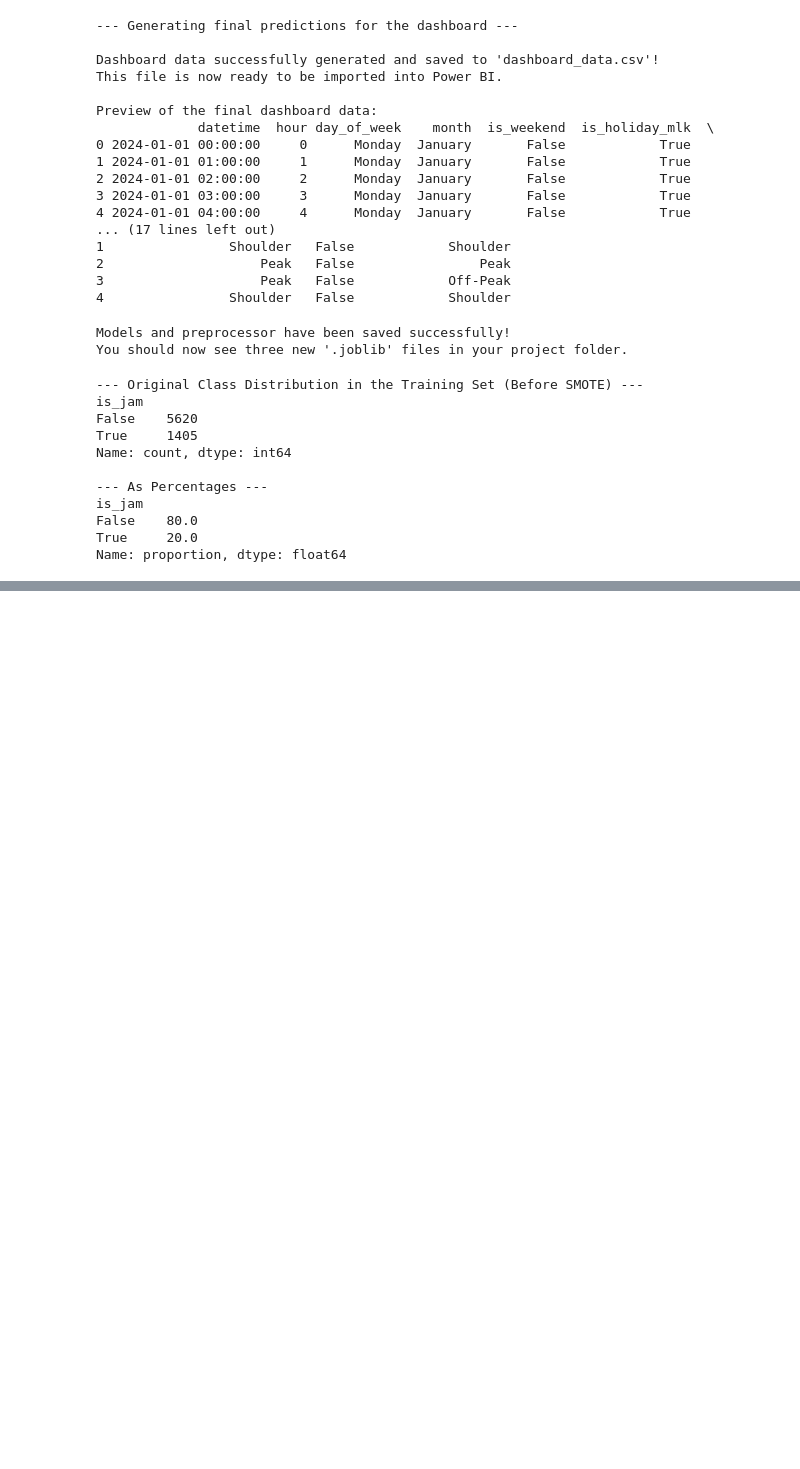
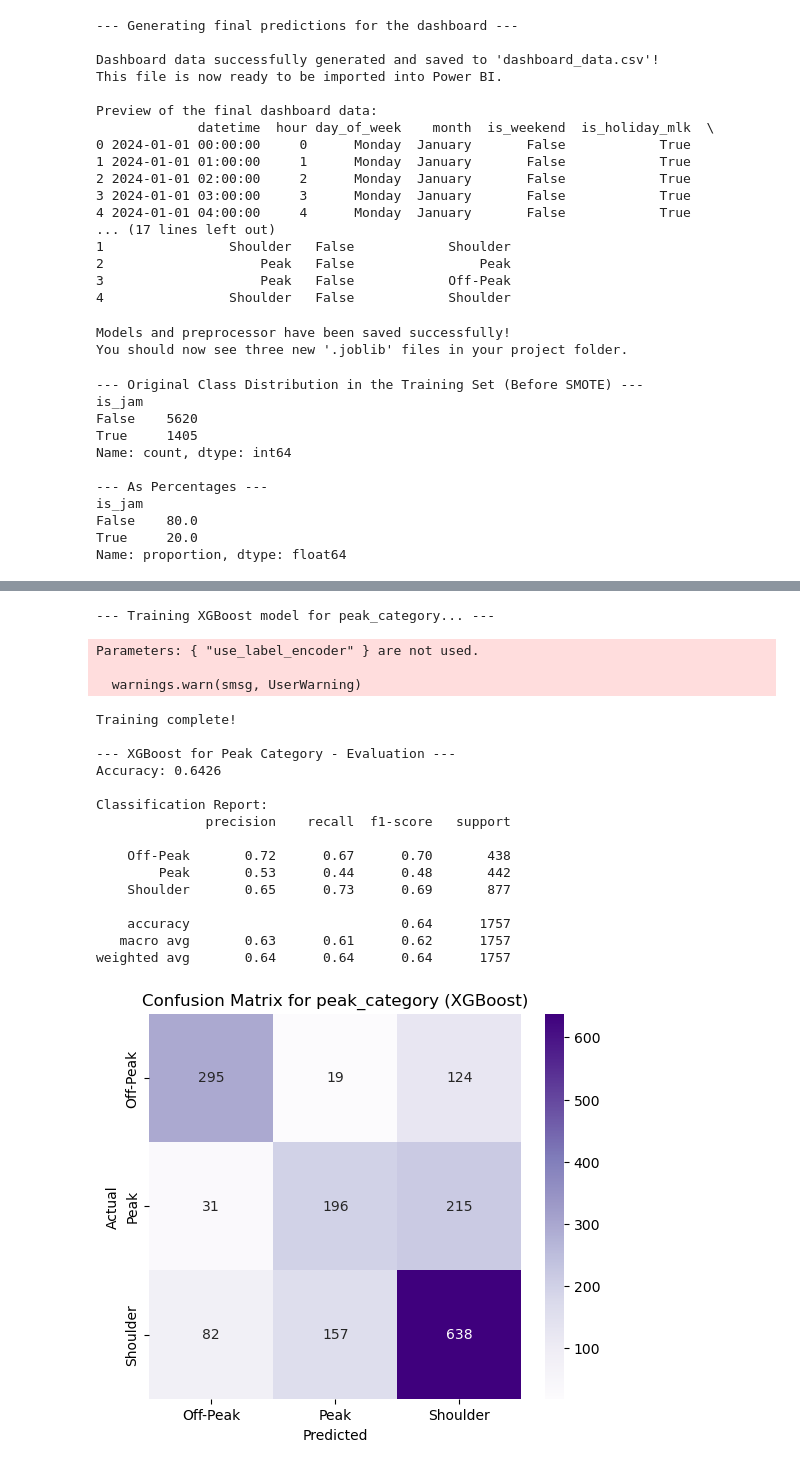
Before and after one commit to SyahmiAlwi/MelakaGo_Travel_Advisor, a Jupyter notebook: 03_FinalModellingPhase.ipynb, the cells around one changed output, grey strips where cells are left out. Saved outputs shown, nothing was run; the diff lists cells and outputs as text; code cells hidden in the pictures; blank space fills up the shorter version.

```diff
--- a/03_FinalModellingPhase.ipynb
+++ b/03_FinalModellingPhase.ipynb
@@ -432,0 +485,76 @@ Name: proportion, dtype: float64
+# %%
+# ==============================================================================
+# BONUS MODEL: XGBOOST for 'peak_category_daily'
+# ==============================================================================
+import xgboost as xgb
+
+# XGBoost requires labels to be numerical (0, 1, 2) instead of text ('Peak', 'Shoulder').
+# We need to convert our text labels to numbers for training.
+from sklearn.preprocessing import LabelEncoder
+
+le = LabelEncoder()
+# Fit the encoder on the original y_peak to learn the categories
+le.fit(y_peak)
+
+# Transform the training and testing labels
+y_train_peak_encoded = le.transform(y_train_resampled_peak)
+y_test_peak_encoded = le.transform(y_test_peak)
+
+# Initialize the XGBoost Classifier
+# We use parameters suitable for multi-class classification
+xgb_peak = xgb.XGBClassifier(
+    objective='multi:softmax', # Specifies multi-class classification
+    num_class=3,               # The number of classes
+    seed=42,                   # for reproducibility
+    use_label_encoder=False,   # Suppresses a deprecation warning
+    eval_metric='mlogloss'     # Evaluation metric for multi-class
+)
+
+# Train the model on the SMOTE-balanced and encoded data
+print("\n\n--- Training XGBoost model for peak_category... ---")
+xgb_peak.fit(X_train_resampled_peak, y_train_peak_encoded)
+print("Training complete!")
+
+# Make predictions
+y_pred_xgb_peak_encoded = xgb_peak.predict(X_test_peak)
+
+# --- Evaluate the XGBoost Model ---
+# We need to convert the predicted numbers back to text labels for the report
+y_pred_xgb_peak = le.inverse_transform(y_pred_xgb_peak_encoded)
+class_names = le.classes_ # Get the class names in the correct order from the encoder
+
+print("\n--- XGBoost for Peak Category - Evaluation ---")
+print(f"Accuracy: {accuracy_score(y_test_peak, y_pred_xgb_peak):.4f}\n")
+print("Classification Report:")
+print(classification_report(y_test_peak, y_pred_xgb_peak, labels=class_names))
+
+# Confusion Matrix for XGBoost
+cm_xgb_peak = confusion_matrix(y_test_peak, y_pred_xgb_peak, labels=class_names)
+plt.figure(figsize=(6,5))
+sns.heatmap(cm_xgb_peak, annot=True, fmt='d', cmap='Purples',
+            xticklabels=class_names, yticklabels=class_names)
+plt.title('Confusion Matrix for peak_category (XGBoost)')
+plt.ylabel('Actual')
+plt.xlabel('Predicted')
+plt.show()
+# %% [output]
+--- Training XGBoost model for peak_category... ---
+Parameters: { "use_label_encoder" } are not used.
+
+  warnings.warn(smsg, UserWarning)
+Training complete!
+
+--- XGBoost for Peak Category - Evaluation ---
+Accuracy: 0.6426
+
+Classification Report:
+              precision    recall  f1-score   support
+
+    Off-Peak       0.72      0.67      0.70       438
+        Peak       0.53      0.44      0.48       442
+    Shoulder       0.65      0.73      0.69       877
+
+    accuracy                           0.64      1757
+   macro avg       0.63      0.61      0.62      1757
+weighted avg       0.64      0.64      0.64      1757
+[figure, added]
```
Also changed, not shown: parts of 1 cell of this notebook.
